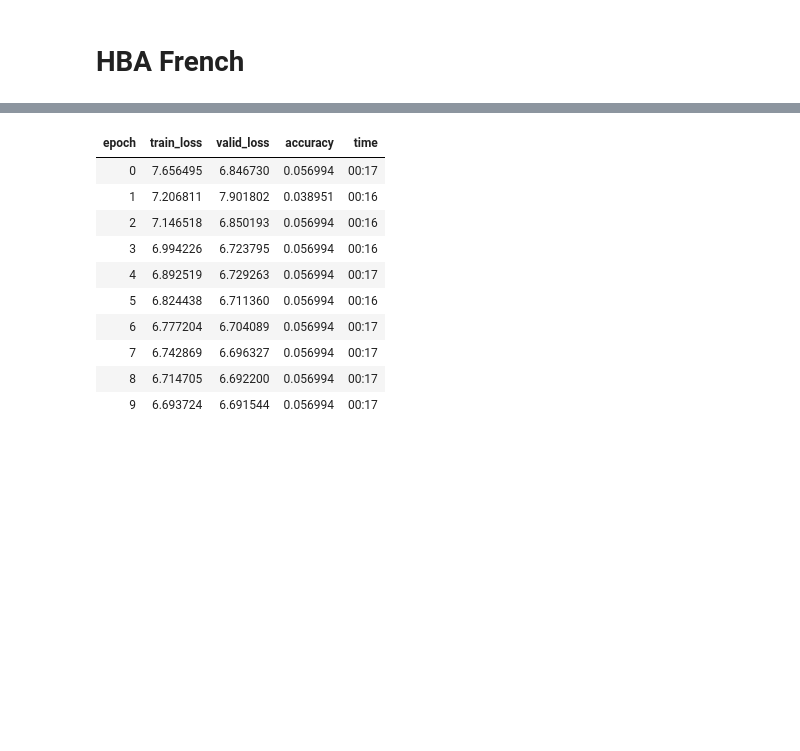
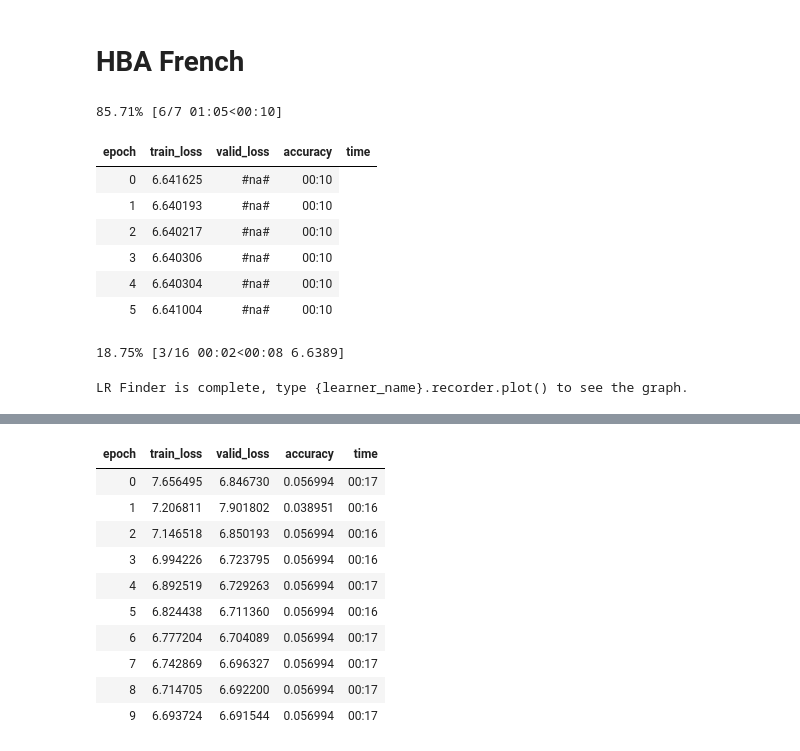
Before and after one commit to CloudaYolla/fastai-study-group-DL4coders, a Jupyter notebook: course-nlp/nn-turkish-PA4-2020-10-28-tr-small.ipynb, the cells around one changed output, grey strips where cells are left out. Cells and saved outputs as stored; diff of their text form; code cells hidden in the pictures; blank space fills up the shorter version.

```diff
--- a/course-nlp/nn-turkish-PA4-2020-10-28-tr-small.ipynb
+++ b/course-nlp/nn-turkish-PA4-2020-10-28-tr-small.ipynb
@@ -306,5 +306,18 @@ Consider using one of the following signatures instead:
 learn = language_model_learner(data, AWD_LSTM, drop_mult=0.1, wd=0.1, pretrained=False).to_fp16()
 # %% [markdown]
 # HBA French
+# %%
+learn.lr_find()
+# %% [output]
+85.71% [6/7 01:05<00:10]
+| epoch | train_loss | valid_loss | accuracy | time |
+| 0 | 6.641625 | #na# | 00:10 |
+| 1 | 6.640193 | #na# | 00:10 |
+| 2 | 6.640217 | #na# | 00:10 |
+| 3 | 6.640306 | #na# | 00:10 |
+| 4 | 6.640304 | #na# | 00:10 |
+| 5 | 6.641004 | #na# | 00:10 |
+18.75% [3/16 00:02<00:08 6.6389]
+LR Finder is complete, type {learner_name}.recorder.plot() to see the graph.
 # %%
 learn.lr_find(stop_div=False, num_it=5)
```
Also changed, not shown: parts of 17 cells of this notebook.
